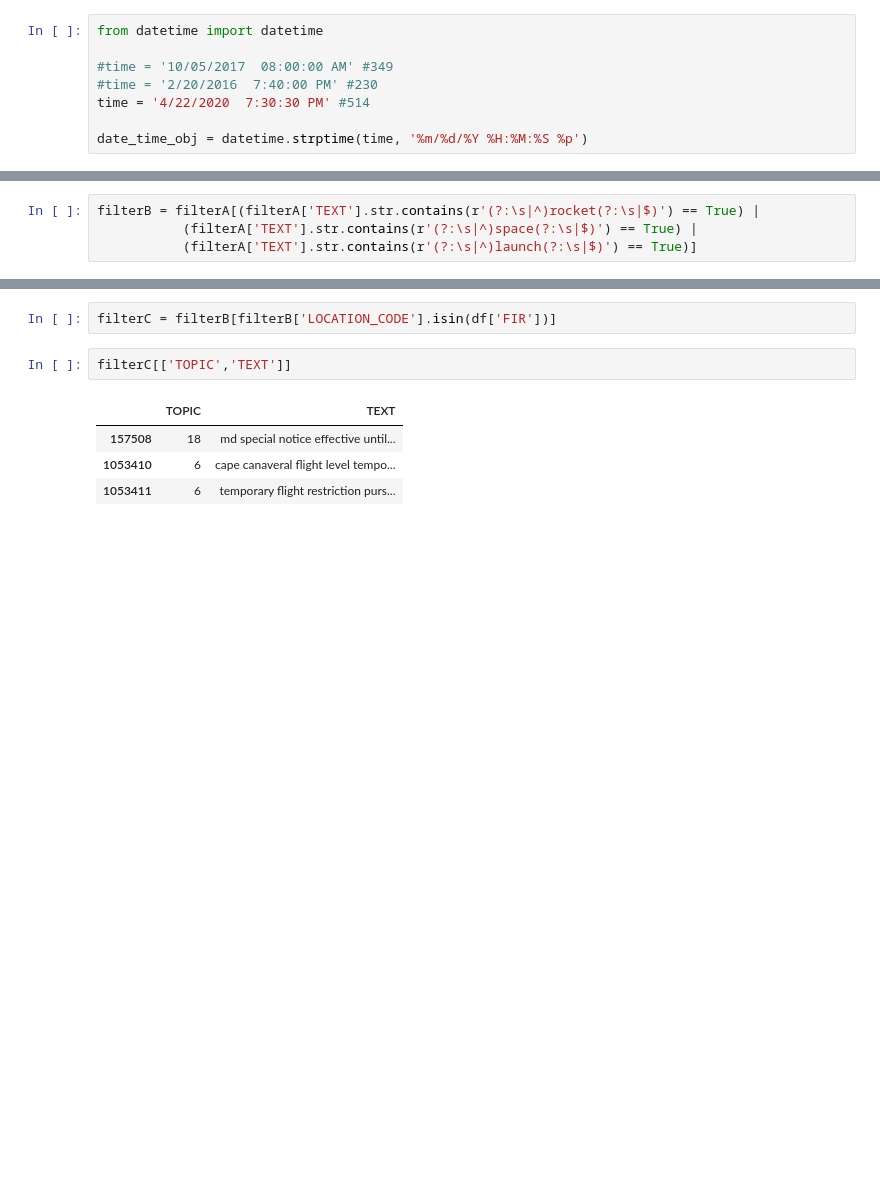
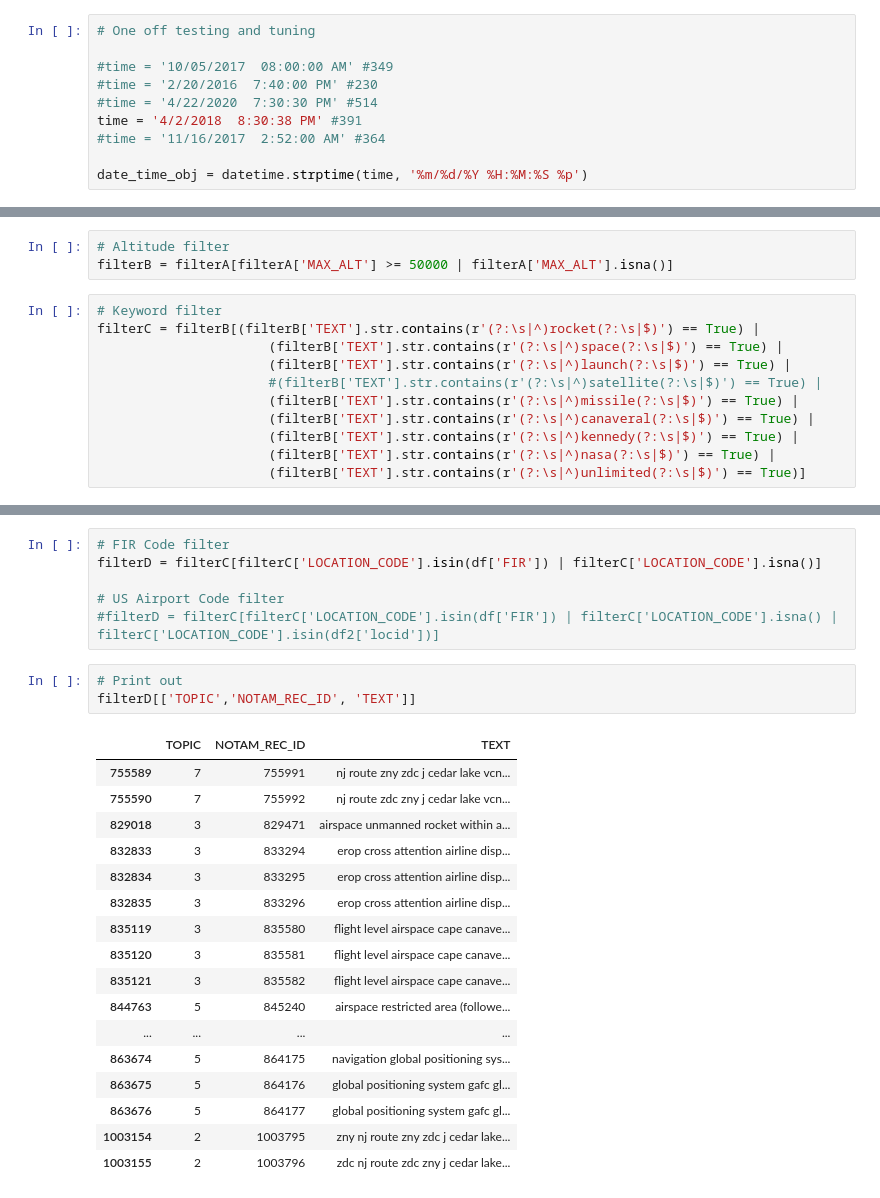
Before and after one commit to DAEN-Team-1/Final, a Jupyter notebook: DateFiltering.ipynb, the cells around one changed output, grey strips where cells are left out. Drawn from its saved outputs; the diff is of its cells as text; blank space fills up the shorter version.

```diff
--- a/DateFiltering.ipynb
+++ b/DateFiltering.ipynb
@@ -70,11 +54,13 @@ LAUNCHES_REC_ID           1062035
 TOPIC                           0
 dtype: int64
 # %%
-from datetime import datetime
+# One off testing and tuning
 
 #time = '10/05/2017  08:00:00 AM' #349
 #time = '2/20/2016  7:40:00 PM' #230
-time = '4/22/2020  7:30:30 PM' #514
+#time = '4/22/2020  7:30:30 PM' #514
+time = '4/2/2018  8:30:38 PM' #391
+#time = '11/16/2017  2:52:00 AM' #364
 
 date_time_obj = datetime.strptime(time, '%m/%d/%Y %H:%M:%S %p')
 # %%
@@ -98,5 +69,15 @@ filterA
+# %%
+# Altitude filter
+filterB = filterA[filterA['MAX_ALT'] >= 50000 | filterA['MAX_ALT'].isna()]
 # %%
-filterB = filterA[(filterA['TEXT'].str.contains(r'(?:\s|^)rocket(?:\s|$)') == True) |
-           (filterA['TEXT'].str.contains(r'(?:\s|^)space(?:\s|$)') == True) |
-           (filterA['TEXT'].str.contains(r'(?:\s|^)launch(?:\s|$)') == True)]
+# Keyword filter
+filterC = filterB[(filterB['TEXT'].str.contains(r'(?:\s|^)rocket(?:\s|$)') == True) |
+                      (filterB['TEXT'].str.contains(r'(?:\s|^)space(?:\s|$)') == True) |
+                      (filterB['TEXT'].str.contains(r'(?:\s|^)launch(?:\s|$)') == True) |
+                      #(filterB['TEXT'].str.contains(r'(?:\s|^)satellite(?:\s|$)') == True) |
+                      (filterB['TEXT'].str.contains(r'(?:\s|^)missile(?:\s|$)') == True) |
+                      (filterB['TEXT'].str.contains(r'(?:\s|^)canaveral(?:\s|$)') == True) |
+                      (filterB['TEXT'].str.contains(r'(?:\s|^)kennedy(?:\s|$)') == True) |
+                      (filterB['TEXT'].str.contains(r'(?:\s|^)nasa(?:\s|$)') == True) |
+                      (filterB['TEXT'].str.contains(r'(?:\s|^)unlimited(?:\s|$)') == True)]
 # %%
@@ -104,10 +89,28 @@ df = pd.read_csv('data/NA_FIR_Codes.csv')
 # %%
-filterC = filterB[filterB['LOCATION_CODE'].isin(df['FIR'])]
+# FIR Code filter
+filterD = filterC[filterC['LOCATION_CODE'].isin(df['FIR']) | filterC['LOCATION_CODE'].isna()]
+
+# US Airport Code filter
+#filterD = filterC[filterC['LOCATION_CODE'].isin(df['FIR']) | filterC['LOCATION_CODE'].isna() | filterC['LOCATION_CODE'].isin(df2['locid'])]
 # %%
-filterC[['TOPIC','TEXT']]
+# Print out
+filterD[['TOPIC','NOTAM_REC_ID', 'TEXT']]
 # %% [output]
-|  | TOPIC | TEXT |
-| 157508 | 18 | md special notice effective until... |
-| 1053410 | 6 | cape canaveral flight level tempo... |
-| 1053411 | 6 | temporary flight restriction purs... |
+|  | TOPIC | NOTAM_REC_ID | TEXT |
+| 755589 | 7 | 755991 | nj route zny zdc j cedar lake vcn... |
+| 755590 | 7 | 755992 | nj route zdc zny j cedar lake vcn... |
+| 829018 | 3 | 829471 | airspace unmanned rocket within a... |
+| 832833 | 3 | 833294 | erop cross attention airline disp... |
+| 832834 | 3 | 833295 | erop cross attention airline disp... |
+| 832835 | 3 | 833296 | erop cross attention airline disp... |
+| 835119 | 3 | 835580 | flight level airspace cape canave... |
+| 835120 | 3 | 835581 | flight level airspace cape canave... |
+| 835121 | 3 | 835582 | flight level airspace cape canave... |
+| 844763 | 5 | 845240 | airspace restricted area (followe... |
+| ... | ... | ... | ... |
+| 863674 | 5 | 864175 | navigation global positioning sys... |
+| 863675 | 5 | 864176 | global positioning system gafc gl... |
+| 863676 | 5 | 864177 | global positioning system gafc gl... |
+| 1003154 | 2 | 1003795 | zny nj route zny zdc j cedar lake... |
+| 1003155 | 2 | 1003796 | zdc nj route zdc zny j cedar lake... |
 # %%
```
Also changed, not shown: parts of 20 cells of this notebook.
